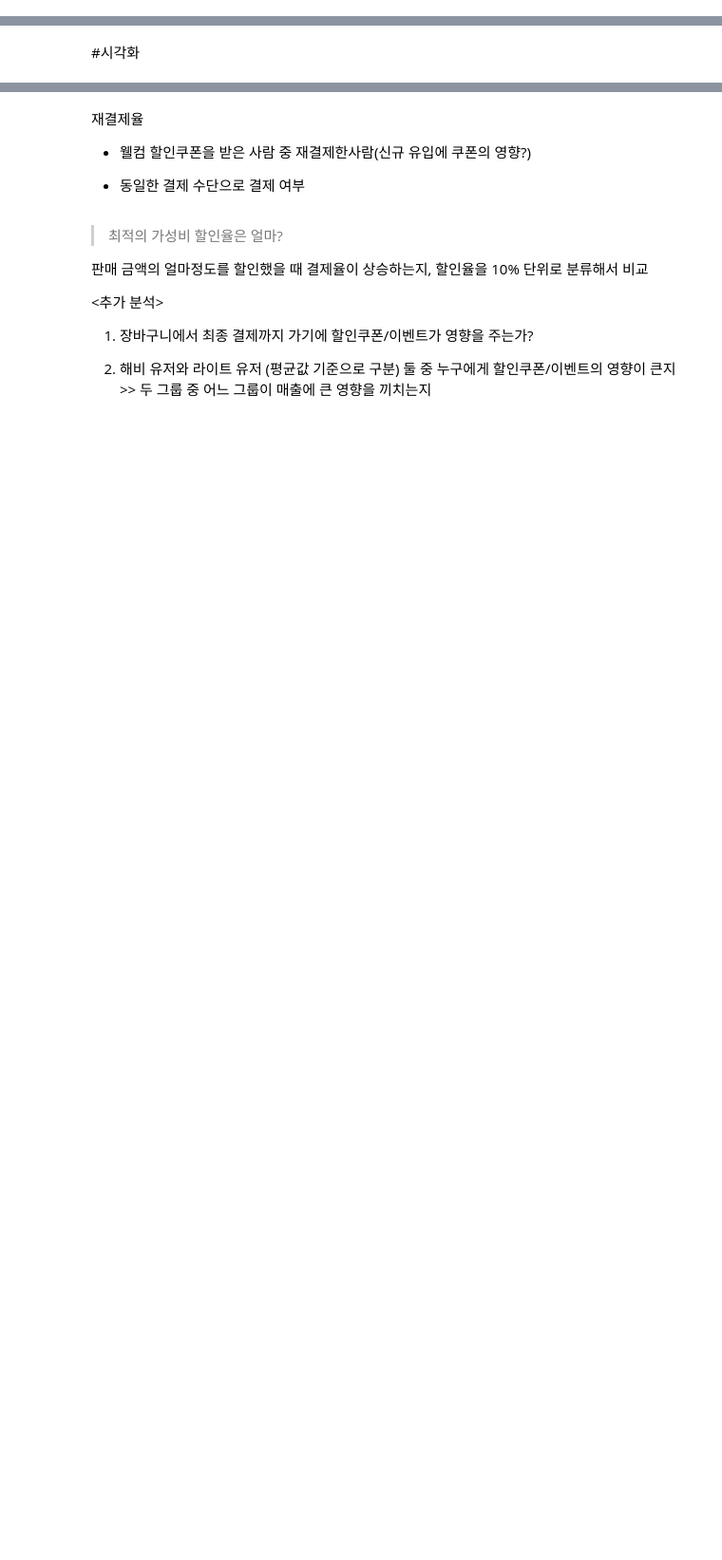
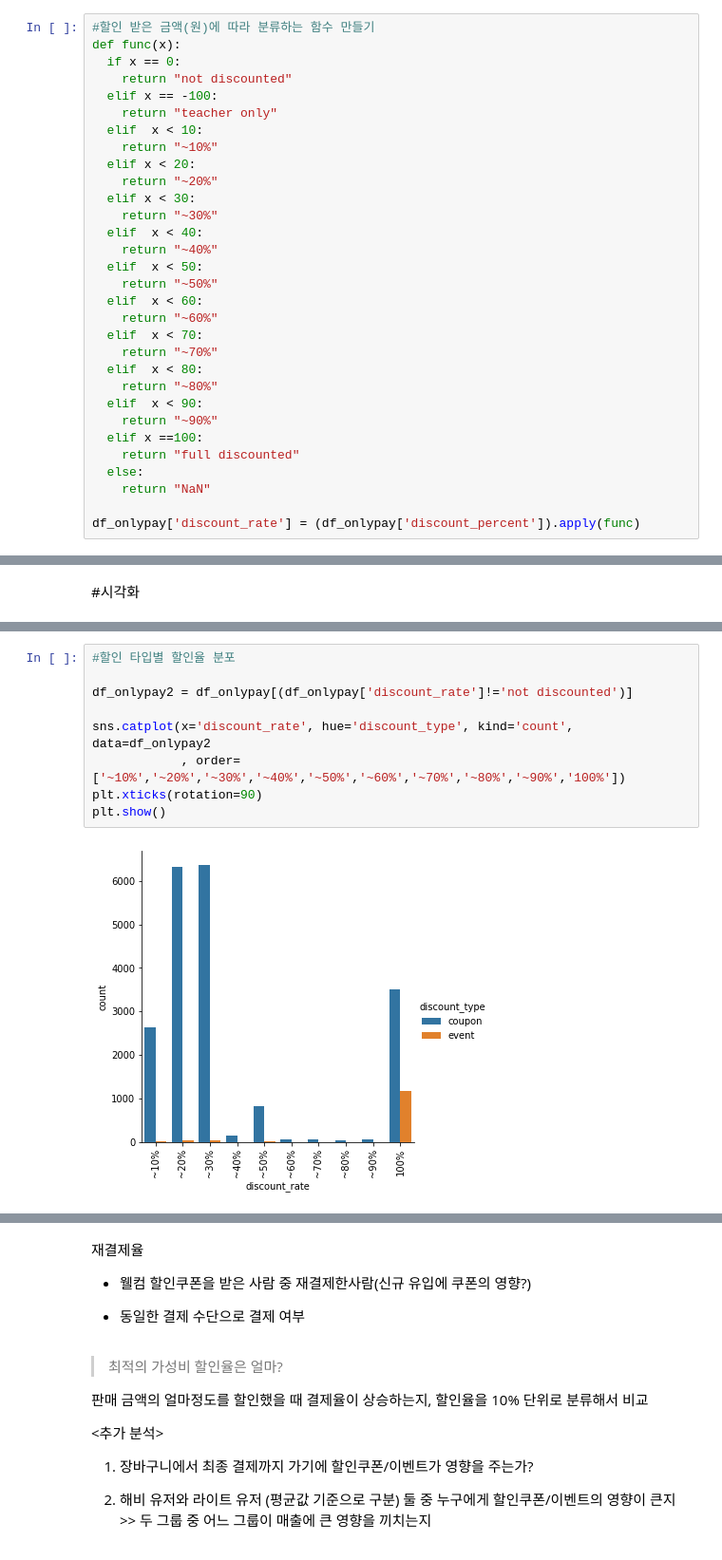
Before and after one commit to Kim-SeongSu/Self-study_and_Review, a Jupyter notebook: project/미니프로젝트_김성수.ipynb, the cells around one changed output, grey strips where cells are left out. Shown at 95% size. Drawn from its saved outputs; the diff is of its cells as text; blank space fills up the shorter version.

```diff
--- a/project/미니프로젝트_김성수.ipynb
+++ b/project/미니프로젝트_김성수.ipynb
@@ -223 +317,32 @@ df_onlypay
+# %%
+#할인 받은 금액(원)에 따라 분류하는 함수 만들기
+def func(x):
+  if x == 0:
+    return "not discounted"
+  elif x == -100:
+    return "teacher only"
+  elif  x < 10:
+    return "~10%"
+  elif x < 20:
+    return "~20%"
+  elif x < 30:
+    return "~30%"
+  elif  x < 40:
+    return "~40%"
+  elif  x < 50:
+    return "~50%"
+  elif  x < 60:
+    return "~60%"
+  elif  x < 70:
+    return "~70%"
+  elif  x < 80:
+    return "~80%"
+  elif  x < 90:
+    return "~90%"
+  elif x ==100:
+    return "full discounted"
+  else:
+    return "NaN"
+
+df_onlypay['discount_rate'] = (df_onlypay['discount_percent']).apply(func)
 # %%
@@ -311,0 +420,11 @@ discount_amount를 그룹 나누기 >> 그룹별 결제 횟수 시각화하기
+# %%
+#할인 타입별 할인율 분포
+
+df_onlypay2 = df_onlypay[(df_onlypay['discount_rate']!='not discounted')]
+
+sns.catplot(x='discount_rate', hue='discount_type', kind='count', data=df_onlypay2
+            , order=['~10%','~20%','~30%','~40%','~50%','~60%','~70%','~80%','~90%','100%'])
+plt.xticks(rotation=90)
+plt.show()
+# %% [output]
+[figure, added]
```
Also changed, not shown: parts of 39 cells of this notebook.
